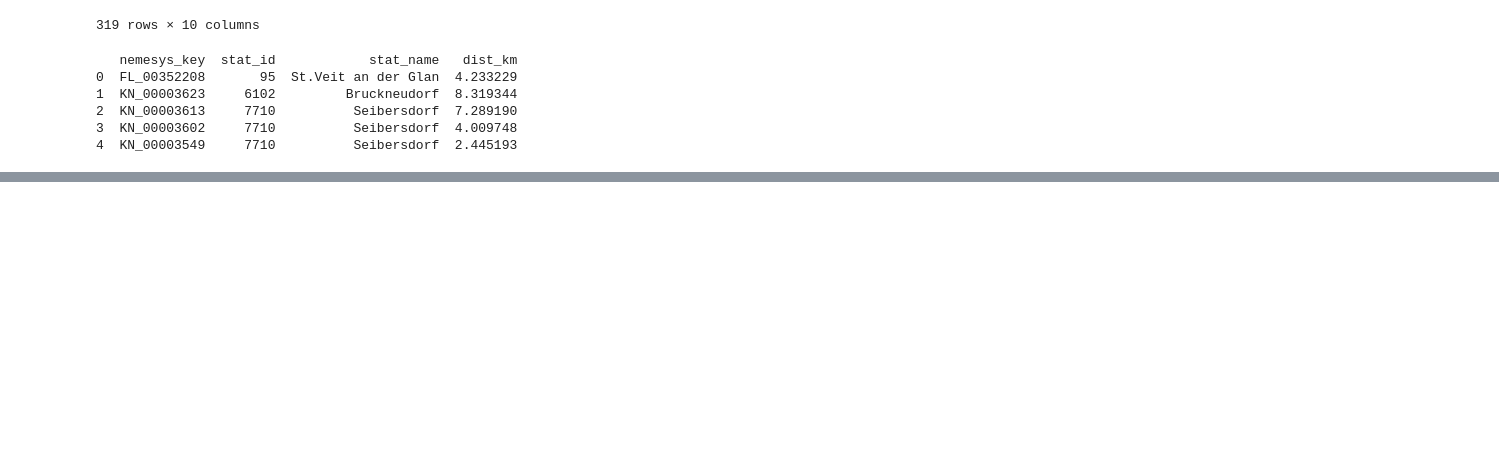
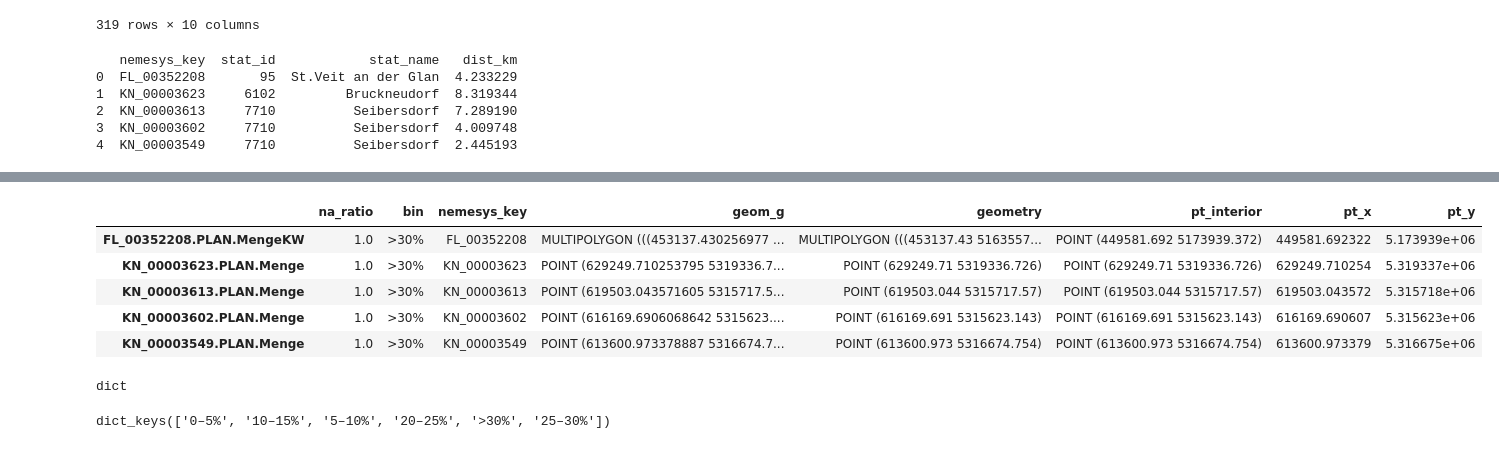
Before and after one commit to johannesgl4d0s/ersatzwerte_project, a Jupyter notebook: notebooks/11_get_test_data.ipynb, the cells around one changed output, grey strips where cells are left out. Cells and saved outputs as stored; diff of their text form; code cells hidden in the pictures; blank space fills up the shorter version.

```diff
--- a/notebooks/11_get_test_data.ipynb
+++ b/notebooks/11_get_test_data.ipynb
@@ -105,7 +118,9 @@ series_dfs['FL_00024702.PLAN.MengeHH'].index.max() , series_dfs['FL_00024702.PLA
 # %%
 # --- 1) Testzeitraum definieren ---
 end_date = "2018-12-31 23:00:00"
-df_sub = df.loc[:end_date]
+
+start_date = '2015-01-01 06:00:00'
+df_sub = df.loc[start_date:end_date]
 
 # --- 2) Anteil fehlender Werte pro Zeitreihe berechnen ---
 na_ratio = df_sub.isna().mean()
@@ -466,0 +766,9 @@ print(result.head())
+# %%
+na_overview.head()
+# %% [output]
+|  | na_ratio | bin | nemesys_key | geom_g | geometry | pt_interior | pt_x | pt_y |
+| FL_00352208.PLAN.MengeKW | 1.0 | >30% | FL_00352208 | MULTIPOLYGON (((453137.430256977 ... | MULTIPOLYGON (((453137.43 5163557... | POINT (449581.692 5173939.372) | 449581.692322 | 5.173939e+06 |
+| KN_00003623.PLAN.Menge | 1.0 | >30% | KN_00003623 | POINT (629249.710253795 5319336.7... | POINT (629249.71 5319336.726) | POINT (629249.71 5319336.726) | 629249.710254 | 5.319337e+06 |
+| KN_00003613.PLAN.Menge | 1.0 | >30% | KN_00003613 | POINT (619503.043571605 5315717.5... | POINT (619503.044 5315717.57) | POINT (619503.044 5315717.57) | 619503.043572 | 5.315718e+06 |
+| KN_00003602.PLAN.Menge | 1.0 | >30% | KN_00003602 | POINT (616169.6906068642 5315623.... | POINT (616169.691 5315623.143) | POINT (616169.691 5315623.143) | 616169.690607 | 5.315623e+06 |
+| KN_00003549.PLAN.Menge | 1.0 | >30% | KN_00003549 | POINT (613600.973378887 5316674.7... | POINT (613600.973 5316674.754) | POINT (613600.973 5316674.754) | 613600.973379 | 5.316675e+06 |
@@ -466,0 +825,4 @@ print(result.head())
+# %%
+type(cluster_10_15)
+# %% [output]
+dict
@@ -466,0 +843,4 @@ print(result.head())
+# %%
+series_by_bin_loaded.keys()
+# %% [output]
+dict_keys(['0–5%', '10–15%', '5–10%', '20–25%', '>30%', '25–30%'])
```
Also changed, not shown: parts of 26 cells of this notebook.
